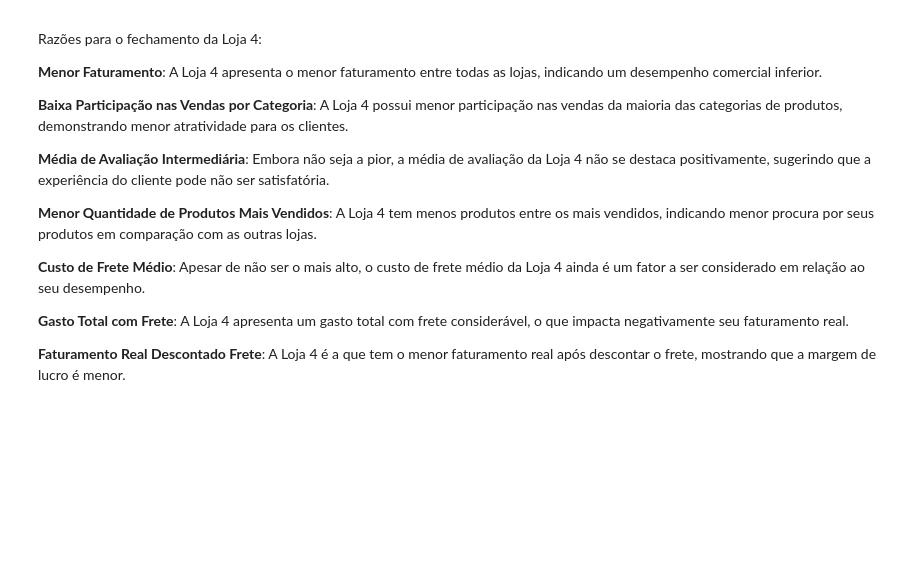
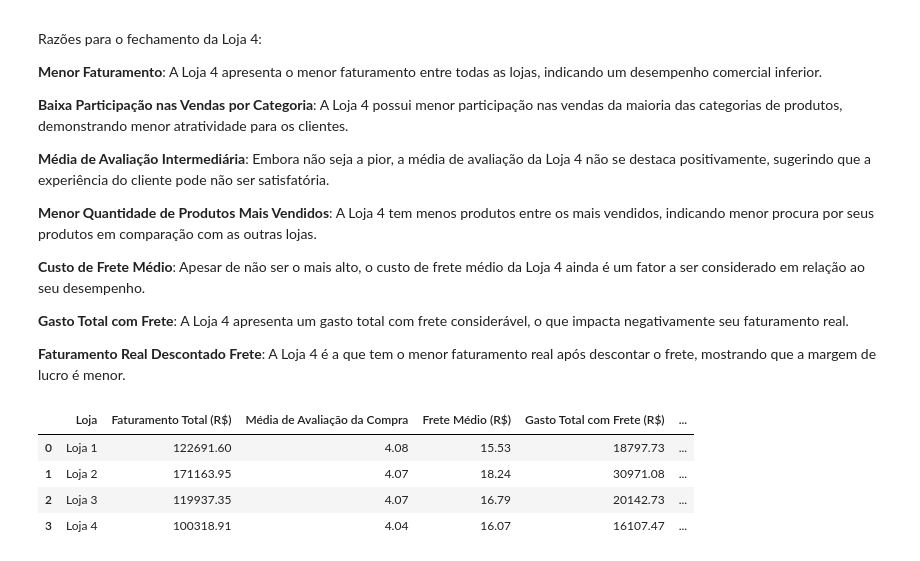
Before and after one commit to ASCCJR/AluraStoreOracleOne, a Jupyter notebook: AluraStoreBr.ipynb, the cells around one changed output. Drawn from its saved outputs; the diff is of its cells as text; code cells hidden in the pictures; blank space fills up the shorter version.

```diff
--- a/AluraStoreBr.ipynb
+++ b/AluraStoreBr.ipynb
@@ -503,3 +507,22 @@ Razões para o fechamento da Loja 4:
 **Gasto Total com Frete**: A Loja 4 apresenta um gasto total com frete considerável, o que impacta negativamente seu faturamento real.
 
 **Faturamento Real Descontado Frete**: A Loja 4 é a que tem o menor faturamento real após descontar o frete, mostrando que a margem de lucro é menor.
+# %%
+# DataFrame com os dados fornecidos
+data = {'Loja': ['Loja 1', 'Loja 2', 'Loja 3', 'Loja 4'],
+        'Faturamento Total (R$)': [122691.60, 171163.95, 119937.35, 100318.91],
+        'Média de Avaliação da Compra': [4.08, 4.07, 4.07, 4.04],
+        'Frete Médio (R$)': [15.53, 18.24, 16.79, 16.07],
+        'Gasto Total com Frete (R$)': [18797.73, 30971.08, 20142.73, 16107.47],
+        'Faturamento Real (R$)': [103893.87, 140192.87, 99794.62, 84211.44],
+        'Participação nas Vendas (%)': [28.64, 39.77, 27.65, 23.94]}
+df = pd.DataFrame(data)
+
+# tabela
+df
+# %% [output]
+|  | Loja | Faturamento Total (R$) | Média de Avaliação da Compra | Frete Médio (R$) | Gasto Total com Frete (R$) | ... |
+| 0 | Loja 1 | 122691.60 | 4.08 | 15.53 | 18797.73 | ... |
+| 1 | Loja 2 | 171163.95 | 4.07 | 18.24 | 30971.08 | ... |
+| 2 | Loja 3 | 119937.35 | 4.07 | 16.79 | 20142.73 | ... |
+| 3 | Loja 4 | 100318.91 | 4.04 | 16.07 | 16107.47 | ... |
```
Also changed, not shown: parts of 6 cells of this notebook.
